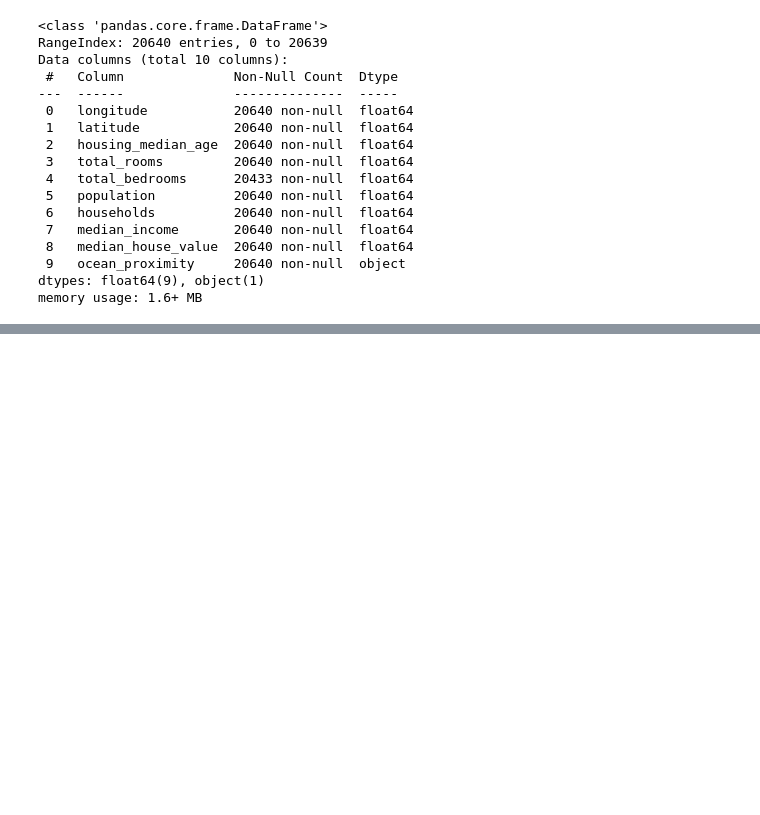
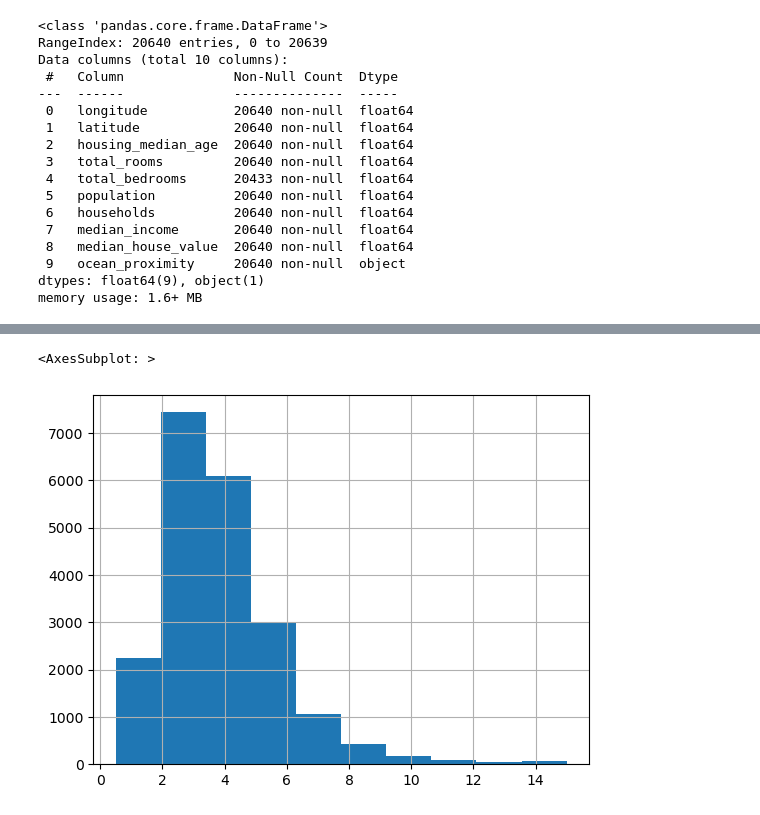
Before and after one commit to Tawheed-tariq/Machine-learning-course, a Jupyter notebook: Real Estate project/main.ipynb, the cells around one changed output, grey strips where cells are left out. Drawn from its saved outputs; the diff is of its cells as text; code cells hidden in the pictures; blank space fills up the shorter version.

```diff
--- a/Real Estate project/main.ipynb
+++ b/Real Estate project/main.ipynb
@@ -91,0 +60,5 @@ plt.show()
+# %%
+housing_data["median_income"].hist()
+# %% [output]
+<AxesSubplot: >
+[figure, added]
```
Also changed, not shown: parts of 19 cells of this notebook, 4 other files.
